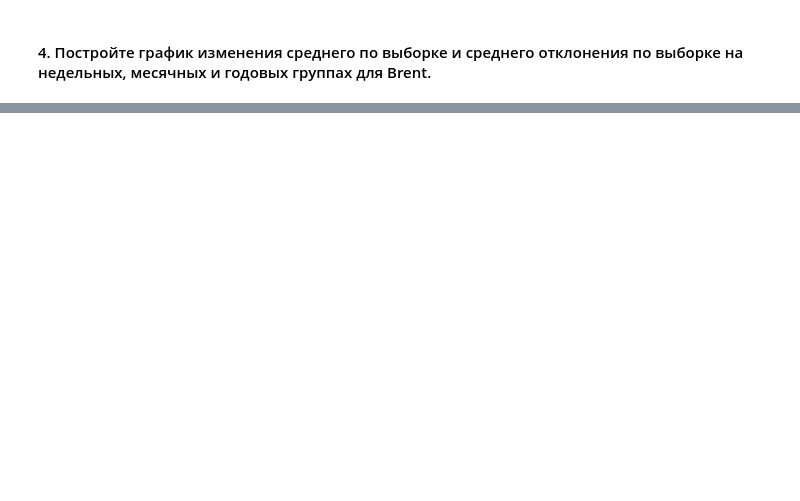
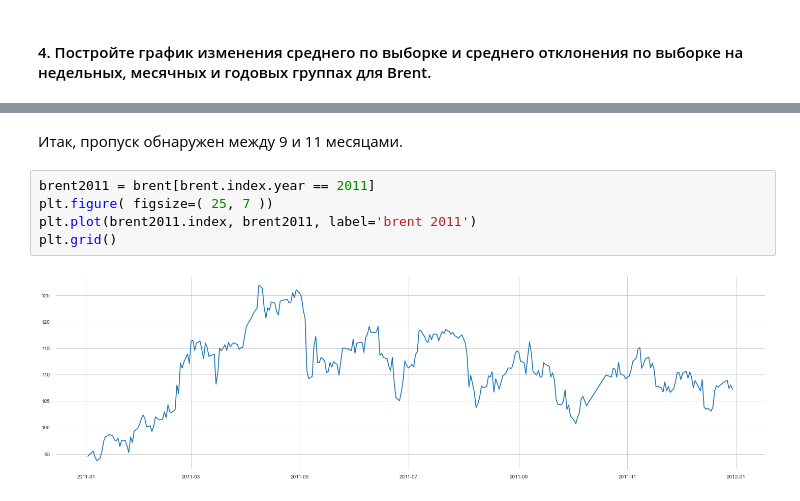
Before and after one commit to irennerifire/timeseries, a Jupyter notebook: HW1_time_series.ipynb, the cells around one changed output, grey strips where cells are left out. Saved outputs shown, nothing was run; the diff lists cells and outputs as text; blank space fills up the shorter version.

```diff
--- a/HW1_time_series.ipynb
+++ b/HW1_time_series.ipynb
@@ -224,0 +236,9 @@ plt.show()
+# %% [markdown]
+Итак, пропуск обнаружен между 9 и 11 месяцами.
+# %%
+brent2011 = brent[brent.index.year == 2011]
+plt.figure( figsize=( 25, 7 ))
+plt.plot(brent2011.index, brent2011, label='brent 2011')
+plt.grid()
+# %% [output]
+[figure, added]
```
Also changed, not shown: parts of 21 cells of this notebook.
